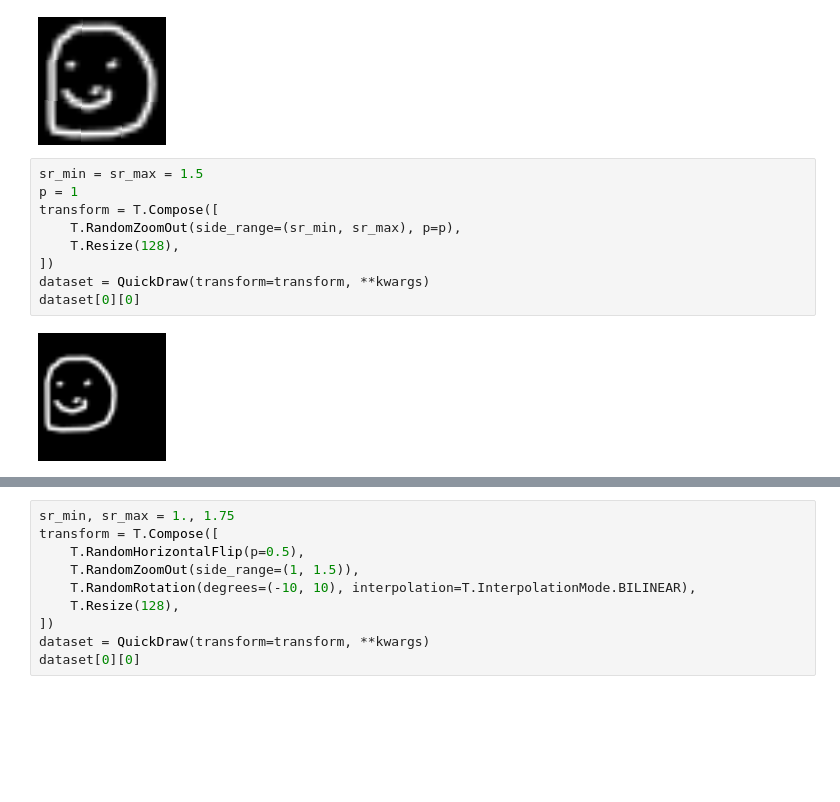
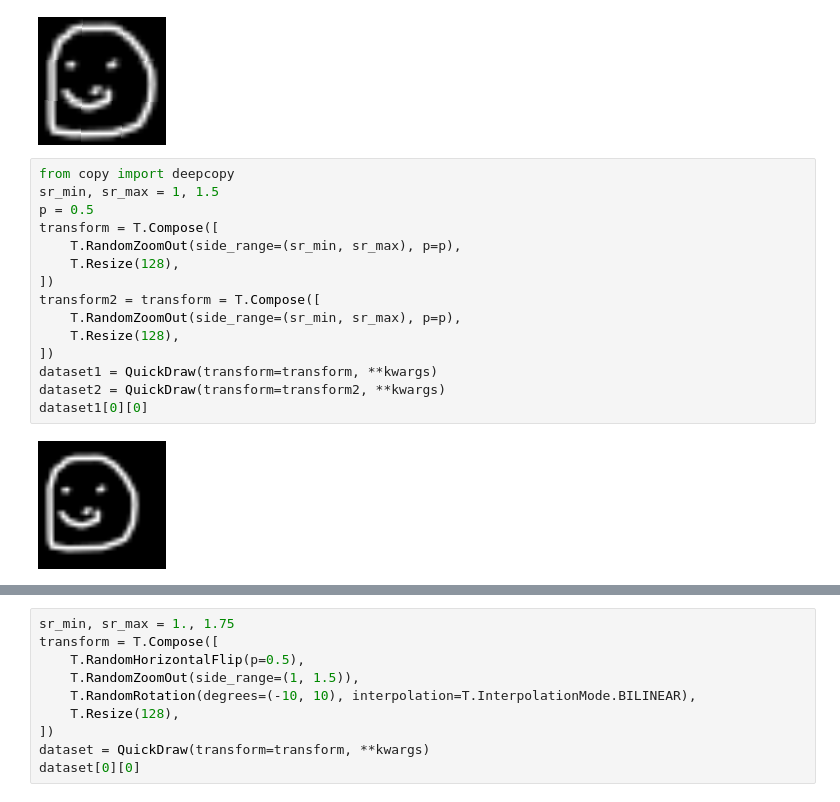
Before and after one commit to framunoz/wgan-gp, a Jupyter notebook: wgan_gp_vae/test.ipynb, the cells around one changed output, grey strips where cells are left out. Drawn from its saved outputs; the diff is of its cells as text; blank space fills up the shorter version.

```diff
--- a/wgan_gp_vae/test.ipynb
+++ b/wgan_gp_vae/test.ipynb
@@ -67,13 +91,19 @@ dataset[0][0]
 # %% [output]
 [figure]
 # %%
-sr_min = sr_max = 1.5
-p = 1
+from copy import deepcopy
+sr_min, sr_max = 1, 1.5
+p = 0.5
 transform = T.Compose([
     T.RandomZoomOut(side_range=(sr_min, sr_max), p=p),
     T.Resize(128),
 ])
-dataset = QuickDraw(transform=transform, **kwargs)
-dataset[0][0]
+transform2 = transform = T.Compose([
+    T.RandomZoomOut(side_range=(sr_min, sr_max), p=p),
+    T.Resize(128),
+])
+dataset1 = QuickDraw(transform=transform, **kwargs)
+dataset2 = QuickDraw(transform=transform2, **kwargs)
+dataset1[0][0]
 # %% [output]
-[figure, old version]
+[figure, new version]
```
Also changed, not shown: parts of 3 cells of this notebook, 17 other files.
